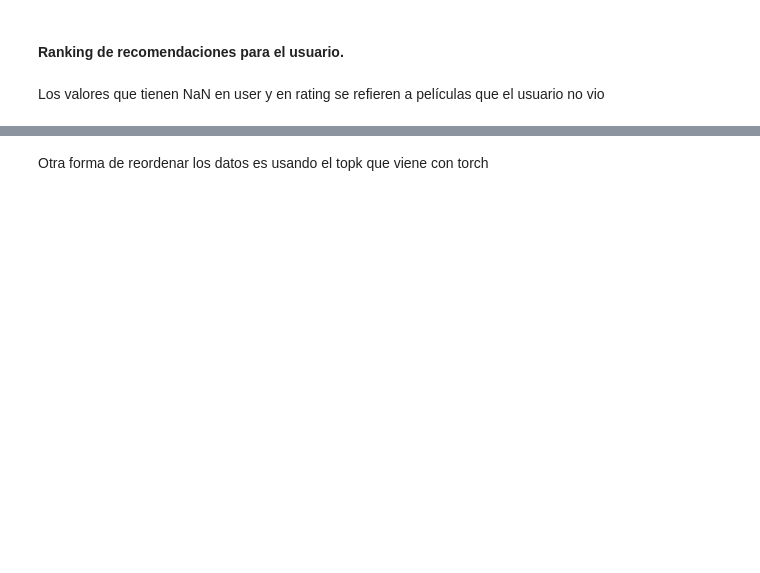
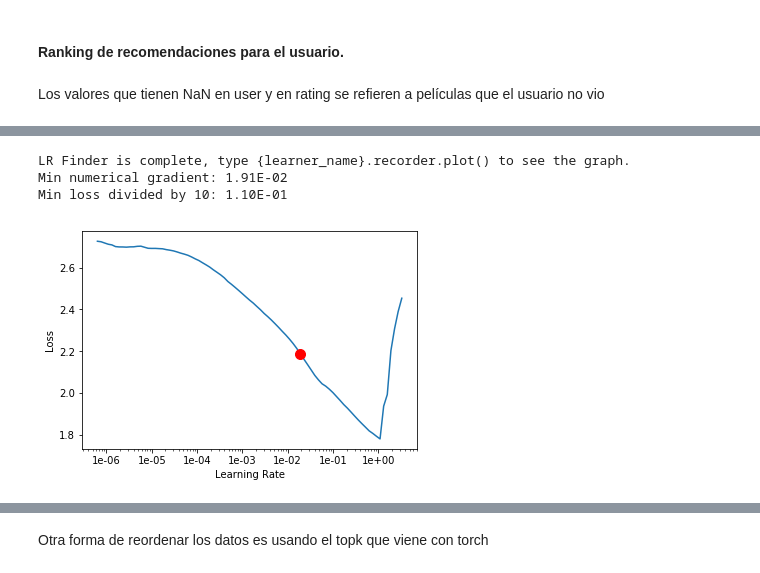
Before and after one commit to ITNavent/labs-ml-group, a Jupyter notebook: PruebasNN.ipynb, the cells around one changed output, grey strips where cells are left out. Cells and saved outputs as stored; diff of their text form; code cells hidden in the pictures; blank space fills up the shorter version.

```diff
--- a/PruebasNN.ipynb
+++ b/PruebasNN.ipynb
@@ -453,0 +712,5 @@ a.filter(['userId', 'movieId', 'rating', 'prediction', 'title_y', 'genres_y'])
+# %%
+data = (TabularList.from_df(df, cat_names=cat_names, cont_names=cont_names, procs=procs)
+                           .split_by_idx(valid_idx=range(0,100000)) #tomo las primeras 10000 filas como valid
+                           .label_from_df(cols=dep_var)
+                           .databunch(bs = batch_size))
@@ -453,0 +723,17 @@ a.filter(['userId', 'movieId', 'rating', 'prediction', 'title_y', 'genres_y'])
+# %%
+emb_szs_str = {
+  "userId": 100,
+  "movieId": 100,
+}
+# %%
+y_range = [0, 5.5]
+#layers = [50]
+#layers=[50, 10, 10]
+layers = [200, 100, 50, 20] #<- Esta es la mejor
+#layers = [200, 100, 100, 50, 20]
+# %%
+learn_feat = tabular_learner(data,
+                            layers=layers,
+                            emb_szs=emb_szs_str,
+                            y_range = y_range,
+                            metrics=[rmse, mae])
@@ -453,0 +766,4 @@ a.filter(['userId', 'movieId', 'rating', 'prediction', 'title_y', 'genres_y'])
+# %%
+learn_feat.lr_find()
+learn_feat.recorder.plot(suggestion = True)
+# %% [output]
@@ -453,0 +771,4 @@ a.filter(['userId', 'movieId', 'rating', 'prediction', 'title_y', 'genres_y'])
+LR Finder is complete, type {learner_name}.recorder.plot() to see the graph.
+Min numerical gradient: 1.91E-02
+Min loss divided by 10: 1.10E-01
+[figure, added]
```
Also changed, not shown: parts of 272 cells of this notebook, 1 other file.
